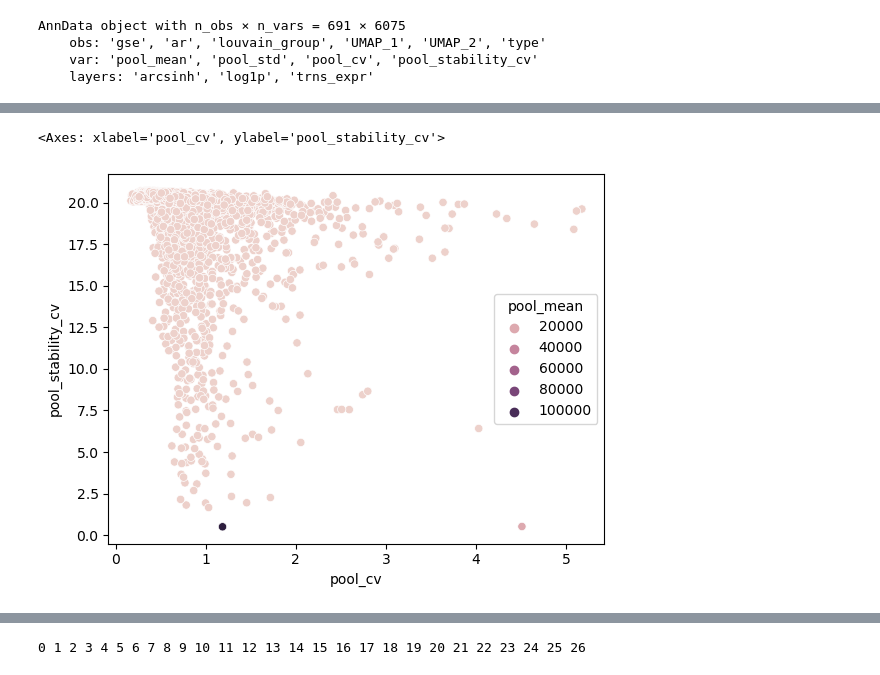
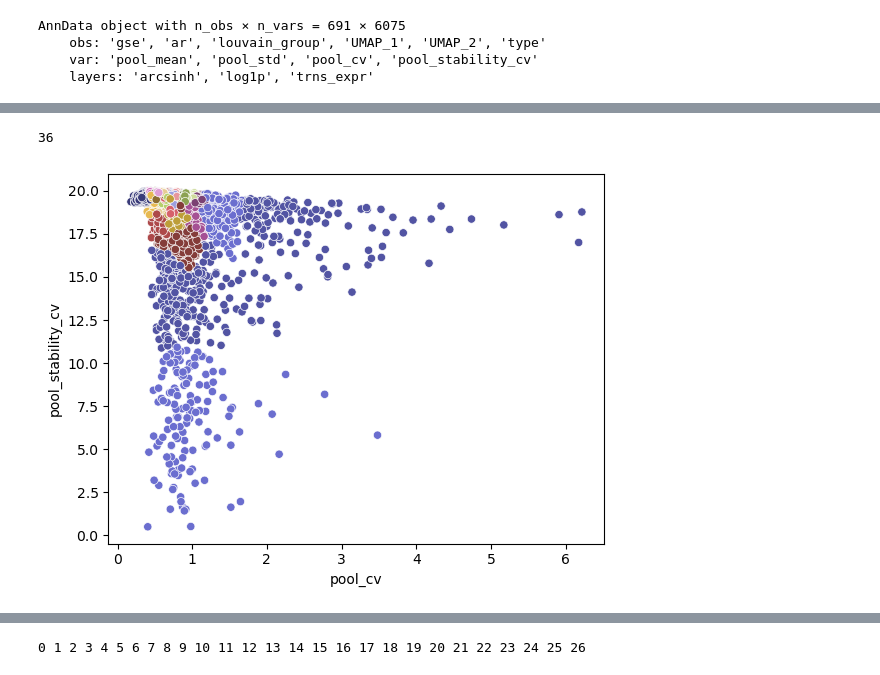
Before and after one commit to guilhermetabordaribas/housekeepingMinerPy, a Jupyter notebook: testing_pkg_hkgMiner.ipynb, the cells around one changed output, grey strips where cells are left out. Saved outputs shown, nothing was run; the diff lists cells and outputs as text; code cells hidden in the pictures.

Commit message:
plot clusters cv_stb

```diff
--- a/testing_pkg_hkgMiner.ipynb
+++ b/testing_pkg_hkgMiner.ipynb
@@ -24,7 +24,9 @@ AnnData object with n_obs × n_vars = 691 × 20145
     obs: 'gse', 'ar', 'louvain_group', 'UMAP_1', 'UMAP_2'
     layers: 'arcsinh', 'log1p'
 # %%
-adata.obs['type'] = adata.obs.gse.map({'GSE175718':'TMM', 'GSE120649':'TMM', 'GSE14346':'quantile', 'GSE15296':'quantile', 'GSE129166':'quantile', 'GSE46474':'quantile'})
+# adata.obs['type'] = adata.obs.gse.map({'GSE175718':'TMM', 'GSE120649':'TMM', 'GSE14346':'quantile', 'GSE15296':'quantile', 'GSE129166':'quantile', 'GSE46474':'quantile'})
+adata.obs['type'] = adata.obs.gse.map({'GSE175718':'TMM4', 'GSE120649':'TMM4', 'GSE14346':'quantile', 'GSE15296':'quantile', 'GSE129166':'quantile', 'GSE46474':'quantile'})
+
 adata
 # %% [output]
 AnnData object with n_obs × n_vars = 691 × 20145
@@ -121,5 +107,8 @@ adata.var
+# %%
+adata.var.uclustering_cv_stb_labels.nunique()
+# %% [output]
+36
 # %%
-sns.scatterplot(x='pool_cv',y='pool_stability_cv', hue='pool_mean', data=adata.var)
+ax = sns.scatterplot(x='pool_cv',y='pool_stability_cv', hue='uclustering_cv_stb_labels', palette='tab20b', data=adata.var, legend=False)
 # %% [output]
-<Axes: xlabel='pool_cv', ylabel='pool_stability_cv'>
-[figure, old version]
+[figure, new version]
```
Also changed, not shown: parts of 8 cells of this notebook, 4 other files.
